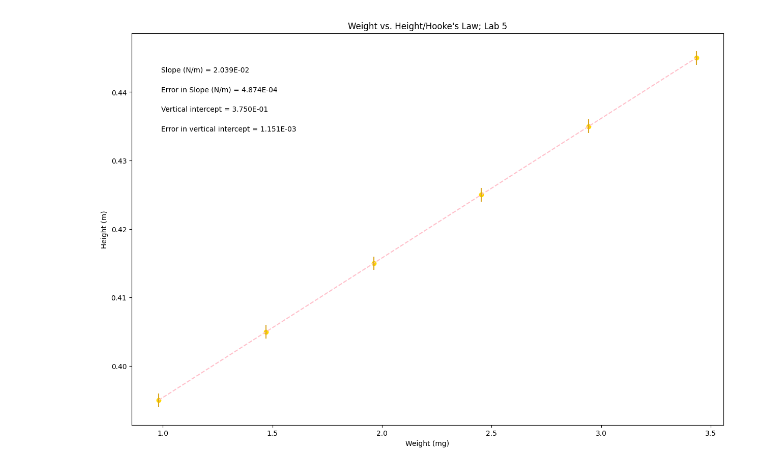
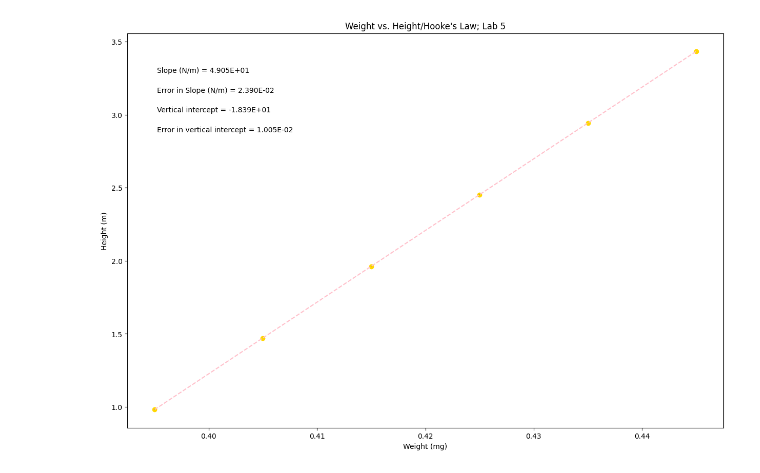
Before and after one commit to olivermoonboy/lab-work, a Jupyter notebook: Hookes_law_wk_5_PT_2.ipynb, the cells around one changed output. Drawn from its saved outputs; the diff is of its cells as text; code cells hidden in the pictures.

```diff
--- a/Hookes_law_wk_5_PT_2.ipynb
+++ b/Hookes_law_wk_5_PT_2.ipynb
@@ -30,8 +30,8 @@ height_unc = np.array([0.001, 0.001, 0.001, 0.001, 0.001, 0.001])
 #Re-assign variables as x, y, dy so that the remaining plotting code may remain generic
 #UPDATE VARIABLE NAMES (ON RHS OF EACH EQUAL SIGN) TO MATCH VARIABLE NAMES FOR DATA ABOVE
 
-x = weight             #this should be the array you want to plot on the x axis
-y = height             #this should be the array you want to plot on the y axis
+x = height             #this should be the array you want to plot on the x axis
+y = weight             #this should be the array you want to plot on the y axis
 dy = height_unc        #this should be your error in y array
 
 
@@ -92,31 +92,31 @@ elif annotation_placement==3 or annotation_placement==4:
 #Don't need to change anything in this section!
 
 #Plot data on graph. Plot error bars and place values for slope,
 #error in slope, and vertical intercept (plus error) on the plot using "annotate"
 
 plt.figure(figsize=(15,10))
 
 plt.plot(x, fit, color='pink', linestyle='--')
 plt.scatter(x, y, color='gold', marker='o')
 
 plt.xlabel(x_label)
 plt.ylabel(y_label)
 plt.title(plot_title)
 
 plt.errorbar(x, y, yerr=dy, xerr=None, fmt="none", color='goldenrod') #don't need to plot x error bars
 
 plt.annotate('Slope ({}) = {value:.{digits}E}'.format(slope_units,value=m, digits=3),
              (xpos, ypos[0]), xycoords='axes fraction')
 
 plt.annotate('Error in Slope ({}) = {value:.{digits}E}'.format(slope_units,value=dm, digits=3),
              (xpos, ypos[1]), xycoords='axes fraction')
 
 plt.annotate('Vertical intercept = {value:.{digits}E}'.format(value=b, digits=3),
              (xpos, ypos[2]), xycoords='axes fraction')
 
 plt.annotate('Error in vertical intercept = {value:.{digits}E}'.format(value=db, digits=3),
              (xpos, ypos[3]), xycoords='axes fraction')
 
 plt.show()
 # %% [output]
-[figure, old version]
+[figure, new version]
```
